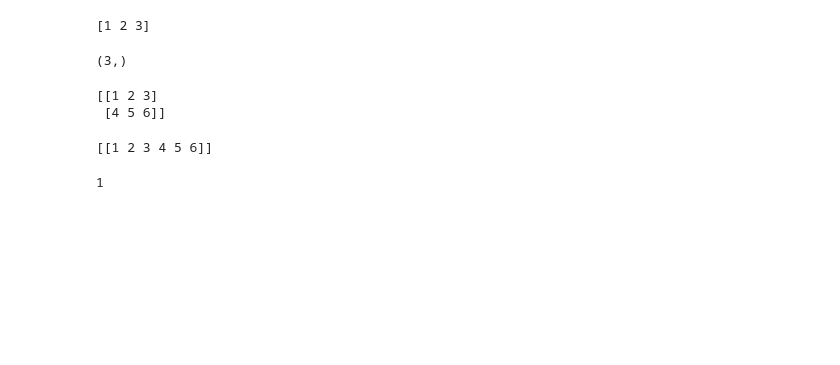
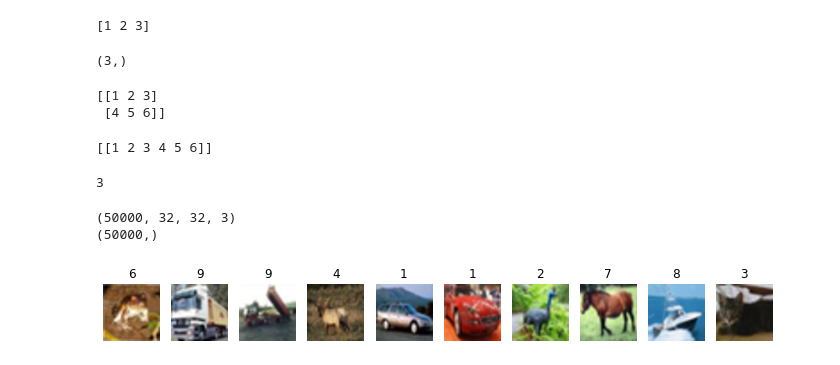
Before and after one commit to Mahrokh-Eb/Machine-Learning-With-Python, a Jupyter notebook: 1_1_1_numpy.ipynb, the cells around one changed output. Drawn from its saved outputs; the diff is of its cells as text; code cells hidden in the pictures; blank space fills up the shorter version.

```diff
--- a/1_1_1_numpy.ipynb
+++ b/1_1_1_numpy.ipynb
@@ -222,6 +243,6 @@ print(np.reshape(y, (1, -1)))
 # %% [output]
 [[1 2 3 4 5 6]]
 # %%
-print(x.ndim)
+print(x.size)
 # %% [output]
-1
+3
@@ -227,0 +252,51 @@ print(x.ndim)
+# %%
+import os
+import pickle
+
+def load_cifar10_batch(filename):
+    """ Load a single batch from CIFAR10 """
+    with open(filename, 'rb') as f:
+        datadict = pickle.load(f, encoding='bytes')
+        X = datadict[b'data']
+        Y = datadict[b'labels']
+        X = X.reshape(10000, 3, 32, 32).transpose(0, 2, 3, 1).astype('float')
+        Y = np.array(Y)
+        return X, Y
+
+def load_cifar10(dir):
+    """ Load all batches of CIFAR10 """
+    # load train batch file
+    xs = []
+    ys = []
+
+    for i in range(1, 6):
+        filename = os.path.join(dir, 'data_batch_%d' % i)
+        X, Y = load_cifar10_batch(filename)
+        xs.append(X)
+        ys.append(Y)
+
+    Xtr = np.concatenate(xs)
+    Ytr = np.concatenate(ys)
+    del X, Y
+
+    # load test batch
+    Xte, Yte = load_cifar10_batch(os.path.join(dir, 'test_batch'))
+    return Xtr, Ytr, Xte, Yte
+# %%
+X_train, y_train, X_test, y_test = load_cifar10('/content/drive/MyDrive/numpy/cifar-10-batches-py')
+# %%
+print(X_train.shape)
+print(y_train.shape)
+# %% [output]
+(50000, 32, 32, 3)
+(50000,)
+# %%
+plt.figure(figsize=(12, 2))
+
+for i in range(10):
+    plt.subplot(1, 10, i + 1)
+    plt.imshow(X_train[i].astype('uint8'), interpolation='spline16')
+    plt.title('%d' % y_train[i])
+    plt.axis('off')
+# %% [output]
+[figure, added]
```
Also changed, not shown: parts of 11 cells of this notebook.
